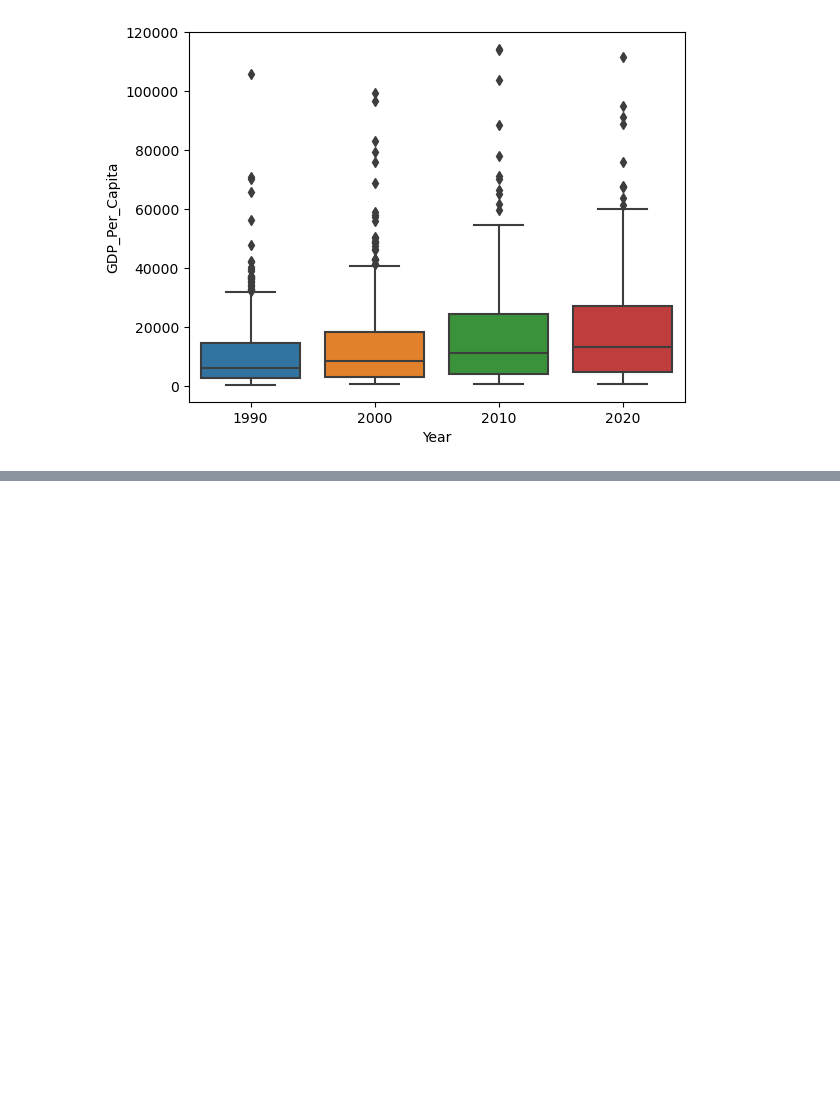
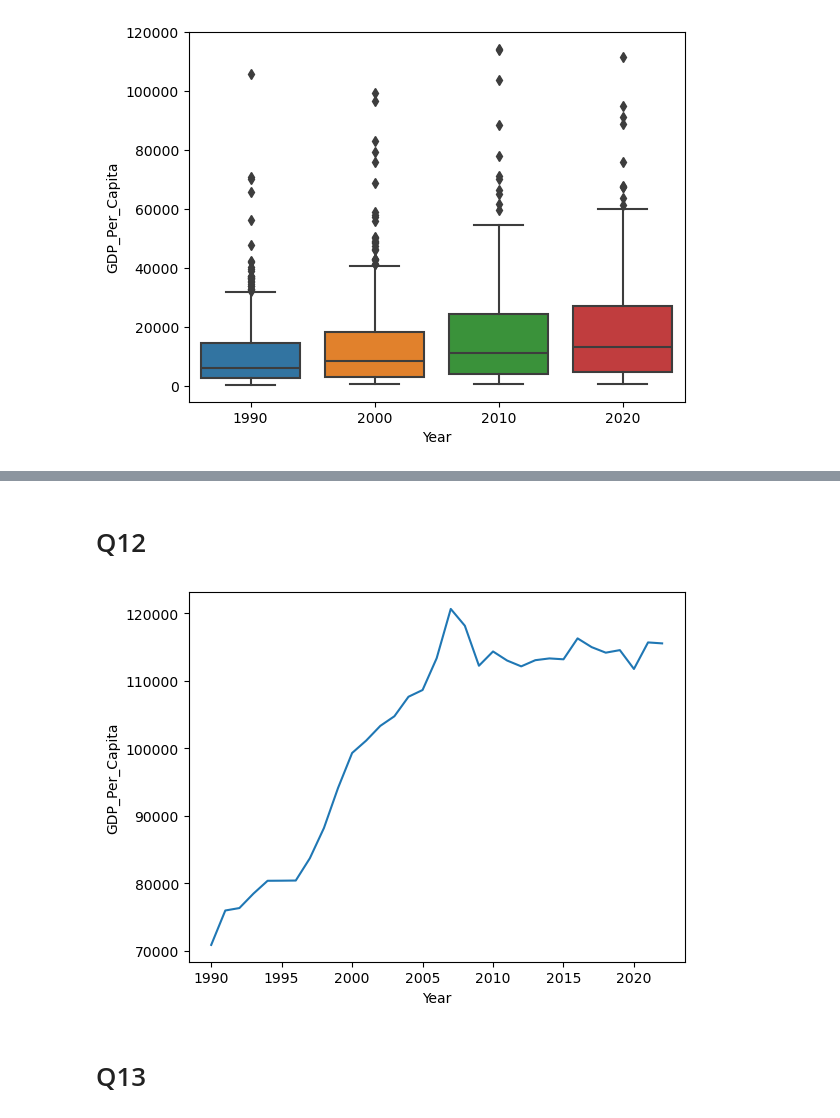
Before and after one commit to NSS-Data-Analytics-Cohort-11/undata-Jordan-D-Taylor, a Jupyter notebook: notebook/UN_data.ipynb, the cells around one changed output, grey strips where cells are left out. Drawn from its saved outputs; the diff is of its cells as text; code cells hidden in the pictures; blank space fills up the shorter version.

```diff
--- a/notebook/UN_data.ipynb
+++ b/notebook/UN_data.ipynb
@@ -183,0 +234,2 @@ Boxplot = sns.boxplot(y=Q10['GDP_Per_Capita'], x=Q10['Year'])
+# %% [markdown]
+# Q12
@@ -183,0 +238,10 @@ Boxplot = sns.boxplot(y=Q10['GDP_Per_Capita'], x=Q10['Year'])
+# %%
+Luxembourg_gdp = gdp_df[gdp_df['Country'] == 'Luxembourg']
+# %%
+Luxembourg_gdp = Luxembourg_gdp.sort_values(by=(['Year']))
+# %%
+Lineplot_Luxembourg_gdp = sns.lineplot(data=Luxembourg_gdp, x='Year', y='GDP_Per_Capita')
+# %% [output]
+[figure, added]
+# %% [markdown]
+# Q13
```
Also changed, not shown: parts of 37 cells of this notebook.
